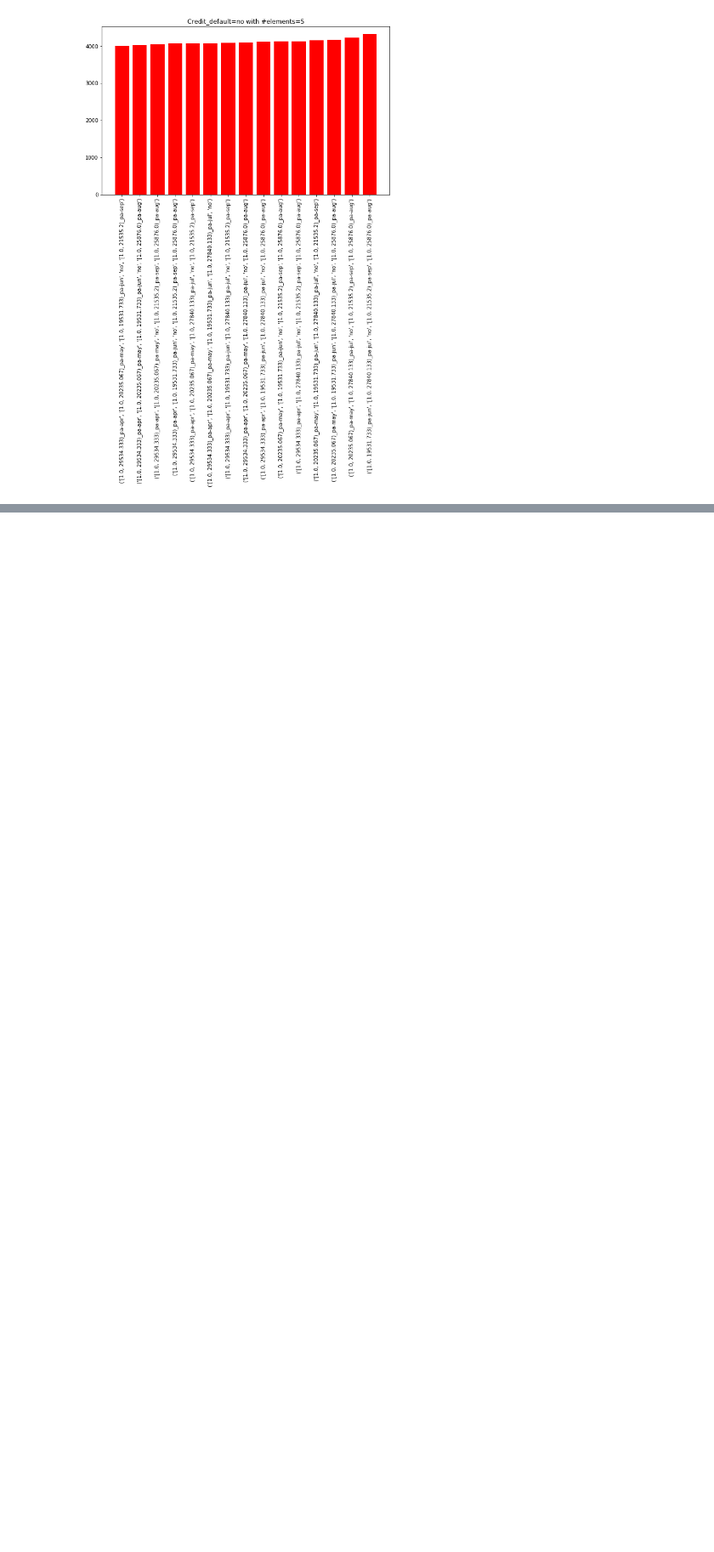
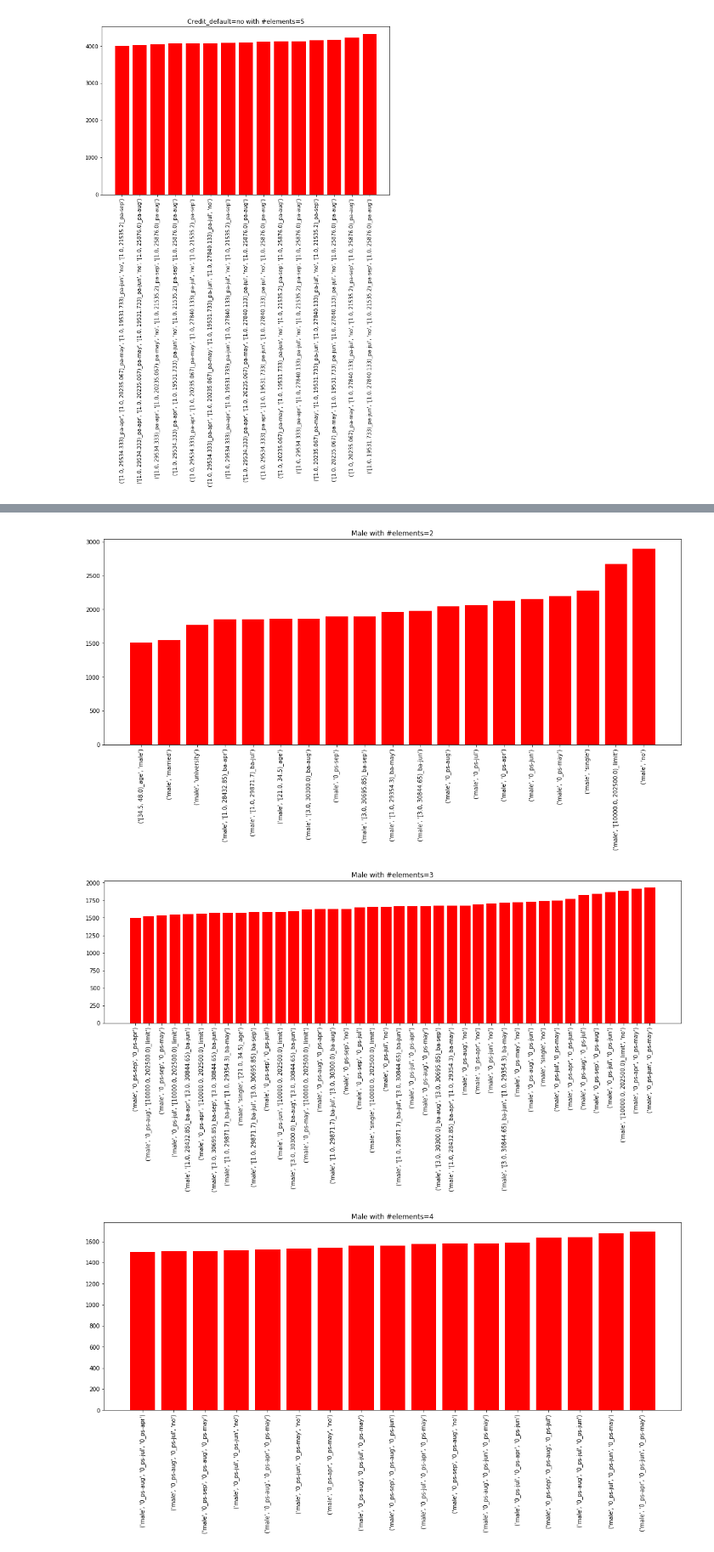
Before and after one commit to DanyEle/dm-group-1, a Jupyter notebook: Code/Maddalena/Credit_Rules.ipynb, the cells around one changed output, grey strips where cells are left out. Shown at 85% size. Cells and saved outputs as stored; diff of their text form; code cells hidden in the pictures; blank space fills up the shorter version.

```diff
--- a/Code/Maddalena/Credit_Rules.ipynb
+++ b/Code/Maddalena/Credit_Rules.ipynb
@@ -250,0 +273,14 @@ plot_freq(2,6, credit, 'Credit_default=no with #elements=')
+# %%
+pat=freq[2]['a'][15]['itemsets']
+credit=[]
+for i in range(0,len(pat)):
+    f_p=pat[i][0]
+    if((any("male" in s for s in f_p)) ):
+        if(not(any("female" in s for s in f_p)) and (not(any("pa" in s for s in f_p)))):
+            credit.append(pat[i])
+
+plot_freq(2,6, credit, 'Male with #elements=', 15,8)
+# %% [output]
+[figure, added]
+[figure, added]
+[figure, added]
```
Also changed, not shown: parts of 21 cells of this notebook.
